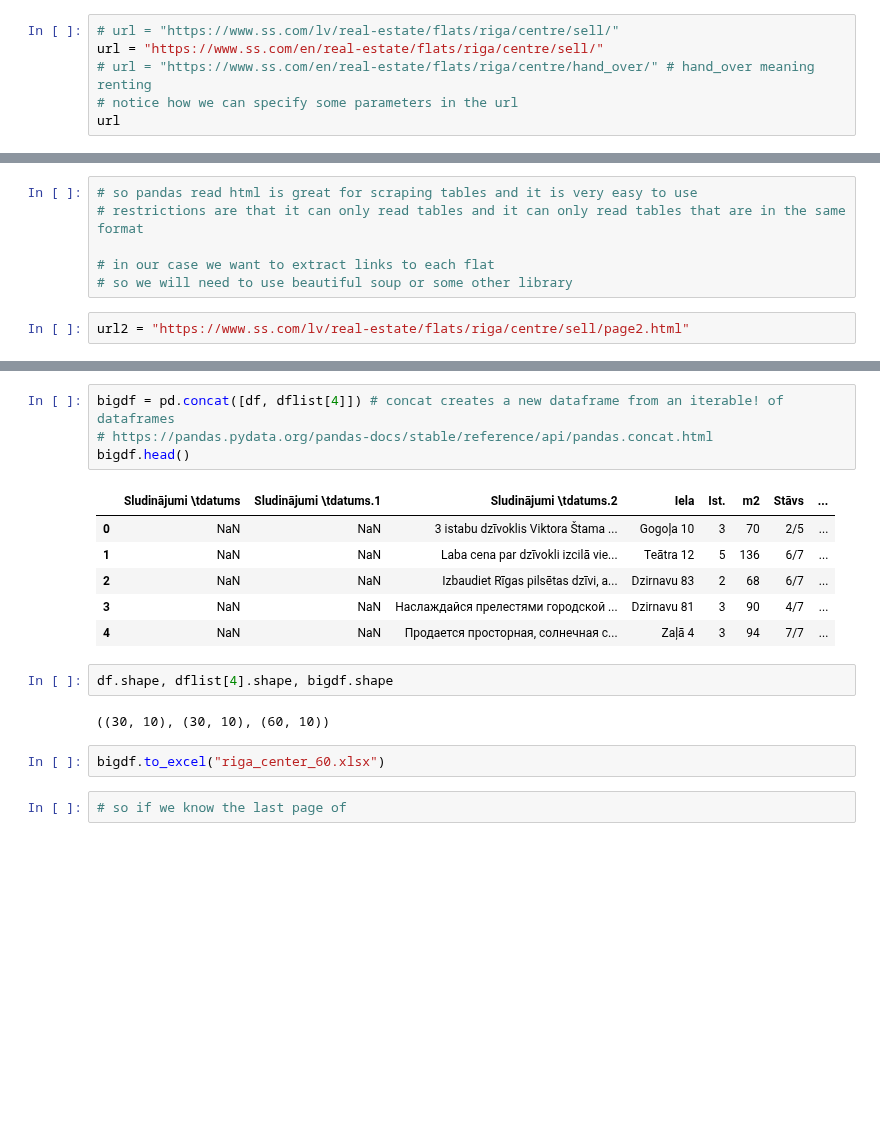
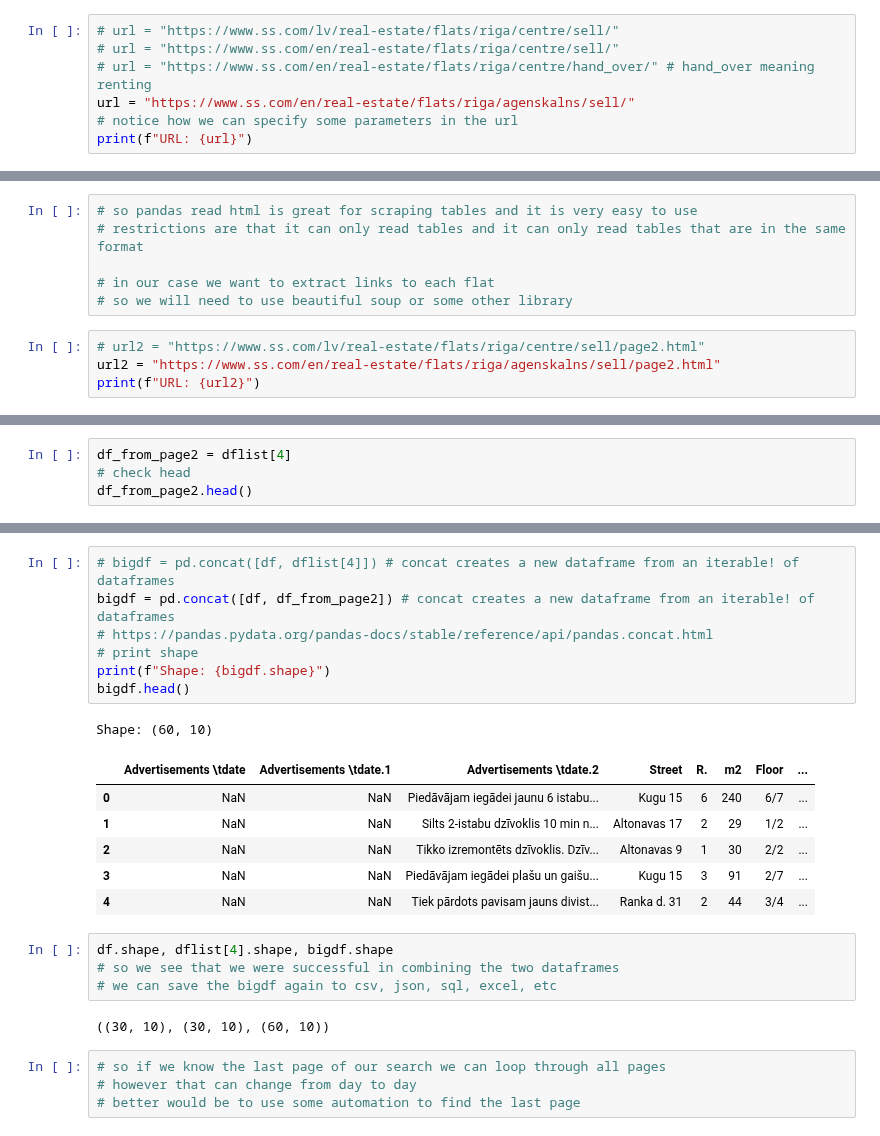
Before and after one commit to ValRCS/Digital_Discourse_ETH713_Fall_2020, a Jupyter notebook: WebScraping/Web Scraping with Pandas.ipynb, the cells around one changed output, grey strips where cells are left out. Drawn from its saved outputs; the diff is of its cells as text; blank space fills up the shorter version.

```diff
--- a/WebScraping/Web Scraping with Pandas.ipynb
+++ b/WebScraping/Web Scraping with Pandas.ipynb
@@ -3,7 +20,8 @@ import pandas as pd # sometimes called excel on steroids
 # %%
 # url = "https://www.ss.com/lv/real-estate/flats/riga/centre/sell/"
-url = "https://www.ss.com/en/real-estate/flats/riga/centre/sell/"
+# url = "https://www.ss.com/en/real-estate/flats/riga/centre/sell/"
 # url = "https://www.ss.com/en/real-estate/flats/riga/centre/hand_over/" # hand_over meaning renting
+url = "https://www.ss.com/en/real-estate/flats/riga/agenskalns/sell/"
 # notice how we can specify some parameters in the url
-url
+print(f"URL: {url}")
 # %% [output]
@@ -75,4 +101,6 @@ df.to_excel("center.xlsx")
 # in our case we want to extract links to each flat
 # so we will need to use beautiful soup or some other library
 # %%
-url2 = "https://www.ss.com/lv/real-estate/flats/riga/centre/sell/page2.html"
+# url2 = "https://www.ss.com/lv/real-estate/flats/riga/centre/sell/page2.html"
+url2 = "https://www.ss.com/en/real-estate/flats/riga/agenskalns/sell/page2.html"
+print(f"URL: {url2}")
@@ -92,0 +123,4 @@ dflist[4].head() # getting start of 5th table from our 2nd html page
+# %%
+df_from_page2 = dflist[4]
+# check head
+df_from_page2.head()
@@ -93,22 +134,28 @@ dflist[4].head() # getting start of 5th table from our 2nd html page
 # %%
-bigdf = pd.concat([df, dflist[4]]) # concat creates a new dataframe from an iterable! of dataframes
+# bigdf = pd.concat([df, dflist[4]]) # concat creates a new dataframe from an iterable! of dataframes
+bigdf = pd.concat([df, df_from_page2]) # concat creates a new dataframe from an iterable! of dataframes
 # https://pandas.pydata.org/pandas-docs/stable/reference/api/pandas.concat.html
+# print shape
+print(f"Shape: {bigdf.shape}")
 bigdf.head()
 # %% [output]
+Shape: (60, 10)
-|  | Sludinājumi \tdatums | Sludinājumi \tdatums.1 | Sludinājumi \tdatums.2 | Iela | Ist. | m2 | Stāvs | ... |
-| 0 | NaN | NaN | 3 istabu dzīvoklis Viktora Štama ... | Gogoļa 10 | 3 | 70 | 2/5 | ... |
-| 1 | NaN | NaN | Laba cena par dzīvokli izcilā vie... | Teātra 12 | 5 | 136 | 6/7 | ... |
-| 2 | NaN | NaN | Izbaudiet Rīgas pilsētas dzīvi, a... | Dzirnavu 83 | 2 | 68 | 6/7 | ... |
-| 3 | NaN | NaN | Наслаждайся прелестями городской ... | Dzirnavu 81 | 3 | 90 | 4/7 | ... |
-| 4 | NaN | NaN | Продается просторная, солнечная с... | Zaļā 4 | 3 | 94 | 7/7 | ... |
+|  | Advertisements \tdate | Advertisements \tdate.1 | Advertisements \tdate.2 | Street | R. | m2 | Floor | ... |
+| 0 | NaN | NaN | Piedāvājam iegādei jaunu 6 istabu... | Kugu 15 | 6 | 240 | 6/7 | ... |
+| 1 | NaN | NaN | Silts 2-istabu dzīvoklis 10 min n... | Altonavas 17 | 2 | 29 | 1/2 | ... |
+| 2 | NaN | NaN | Tikko izremontēts dzīvoklis. Dzīv... | Altonavas 9 | 1 | 30 | 2/2 | ... |
+| 3 | NaN | NaN | Piedāvājam iegādei plašu un gaišu... | Kugu 15 | 3 | 91 | 2/7 | ... |
+| 4 | NaN | NaN | Tiek pārdots pavisam jauns divist... | Ranka d. 31 | 2 | 44 | 3/4 | ... |
-# %%
-df.shape, dflist[4].shape, bigdf.shape
-# %% [output]
-((30, 10), (30, 10), (60, 10))
-# %%
-bigdf.to_excel("riga_center_60.xlsx")
-# %%
-# so if we know the last page of
+# %%
+df.shape, dflist[4].shape, bigdf.shape
+# so we see that we were successful in combining the two dataframes
+# we can save the bigdf again to csv, json, sql, excel, etc
+# %% [output]
+((30, 10), (30, 10), (60, 10))
+# %%
+# so if we know the last page of our search we can loop through all pages
+# however that can change from day to day
+# better would be to use some automation to find the last page
 # %%
 # Challenge how to automatically get all pages no matter how many ads?
 # how to scrape web address for each ad (in case we want to look in to the ad more in depth)
```
Also changed, not shown: parts of 16 cells of this notebook, 3 other files.
